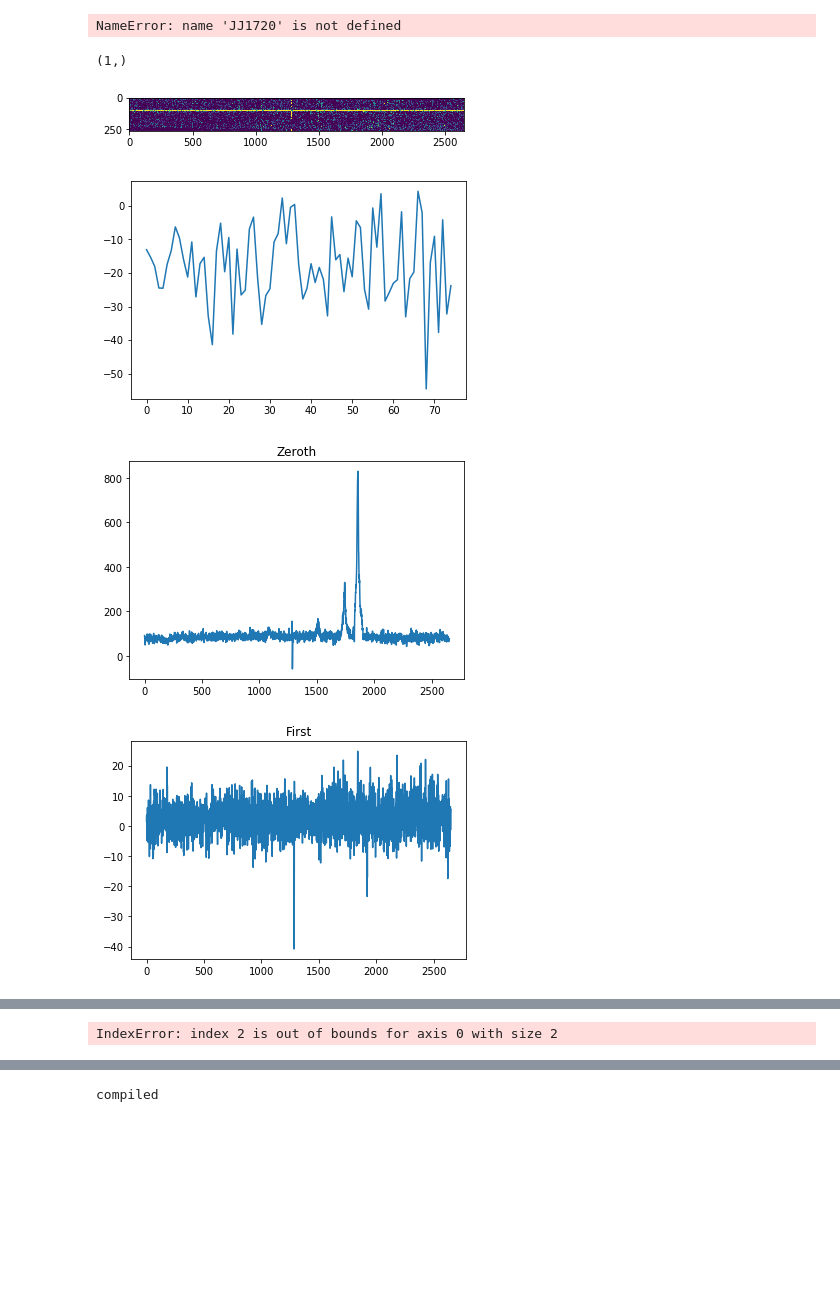
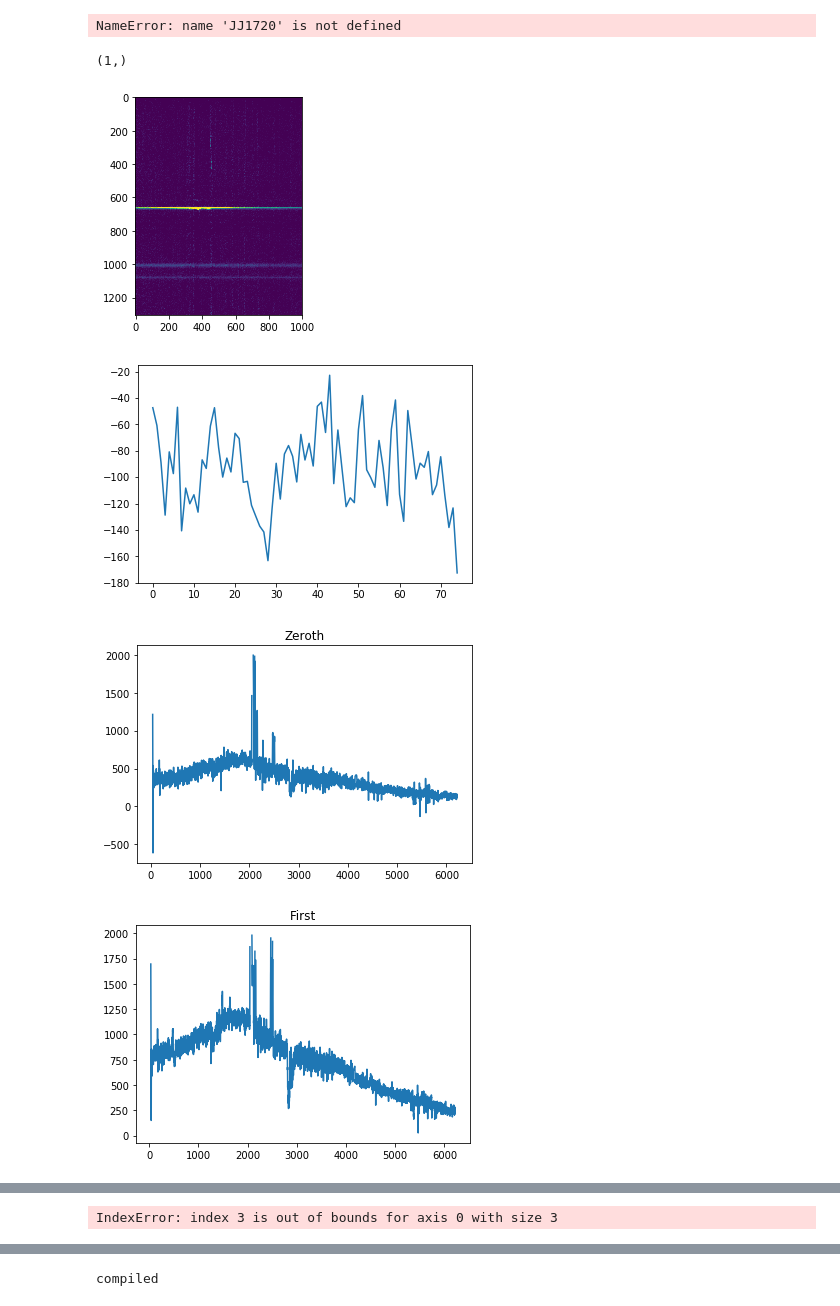
Before and after one commit to beckynevin/Longslit_code, a Jupyter notebook: W_80_general_subbed_bg.ipynb, the cells around one changed output, grey strips where cells are left out. Drawn from its saved outputs; the diff is of its cells as text; code cells hidden in the pictures; blank space fills up the shorter version.

```diff
--- a/W_80_general_subbed_bg.ipynb
+++ b/W_80_general_subbed_bg.ipynb
@@ -131,11 +131,14 @@ gal_list=['Liu047',
          'Smith056','Smith058','Liu099','Liu101','Liu102','Smith073','Liu104',
          'Liu112','Liu115','Liu117','Smith086','Liu125','Smith113','Smith117',
          'Smith121','Liu143','Smith129','Smith135','Liu156']
+
+#gal_list=['Smith027_Gem', 'Smith027']
+
 #Smith077, Smith030
 print(len(gal_list))
 #Smith133
 
-file_class = open('Figs/kin_class_all_clip_2.txt', "w")
+file_class = open('Figs/kin_class_all_clip_Smith027.txt', "w")
 prop_gals(gal_list)
 file_class.close()
 # %% [output]
@@ -173,6 +193,10 @@ vel_e_down_cont [-1893.4470156150496 -- -807.8905190729013]
 def return_pas(name_liu,name, tele):
 
     file_path='parameters95.txt'
+    if name_liu=='Smith027_Gem':
+        PA_OIII=173.5
+        PA_OIII_e=2.5
+        PA_gal=9.4109330
     if tele==0.288 or tele==0.389 or tele==0.468 or tele==0.78:
         file_path_1='apj430009t2_mrt.txt'
         with open(file_path_1, 'r') as f:
@@ -3913,38 +3831,38 @@ redshift_J1652_e = 1.67645778483e-05
 os.chdir(os.path.expanduser('/Volumes/My Passport for Mac/Longslit_code/'))
 #file_2=pyfits.open('Keck_GEMINI/0828/smith011_pa56p5_r.fits')
 file_2=pyfits.open('LICKPALMMT_highz/LICKPALMMT_highz/0952/Smith027_PA9_2d.fits')
-file_2=pyfits.open('LICKPALMMT_highz/LICKPALMMT_highz/2333/Liu166_PA-65_2d.fits')
+file_2=pyfits.open('Keck_GEMINI/0952_also_has_MMT/Smith027_PA167_2d.fits')
 print(shape(file_2))
 hdr=file_2[0].header
 #[2290:2305,3350:3500]
-plt.imshow(np.flipud(file_2[0].data), vmin=0, vmax=10)
+plt.imshow(np.flipud(file_2[0].data[1000:,5000:6000]), vmin=0, vmax=100)
 plt.show()
 
 fake_spec=ma.masked_where(abs(np.sum(file_2[0].data[100:130,1200:1275], axis=0)) > 1750, (np.sum(file_2[0].data[100:130,1200:1275], axis=0)))
 
 plt.plot(fake_spec)
 
 plt.show()
 
 
 
 
-file_2=pyfits.open('LICKPALMMT_highz/LICKPALMMT_highz/2333/Liu166_PA-65_2d.ms.fits')
+file_2=pyfits.open('Keck_GEMINI/0952_also_has_MMT/Smith027_PA167_2d.ms.fits')
 plt.plot(ma.masked_where(abs(file_2[0].data[0]) > 2000, file_2[0].data[0]))
 plt.title('Zeroth')
 plt.show()
-plt.plot(ma.masked_where(abs(file_2[0].data[1]) > 750, file_2[0].data[1]))
+plt.plot(ma.masked_where(abs(file_2[0].data[1]) > 2000, file_2[0].data[1]))
 plt.title('First')
 plt.show()
 plt.plot(file_2[0].data[2])
 plt.title('Second')
 plt.show()
 plt.plot(file_2[0].data[3])
 plt.title('Second')
 plt.show()
 # %% [output]
 (1,)
-[figure, old version]
+[figure, new version]
-[figure, old version]
+[figure, new version]
-[figure, old version]
+[figure, new version]
-[figure, old version]
+[figure, new version]
@@ -3951,4 +3870,4 @@ plt.show()
-IndexError: index 2 is out of bounds for axis 0 with size 2
+IndexError: index 3 is out of bounds for axis 0 with size 3
 # %%
 '''ANOM here for the A values'''
 '''Step 1: choose the max value from each galaxy'''
```
Also changed, not shown: parts of 16 cells of this notebook.
